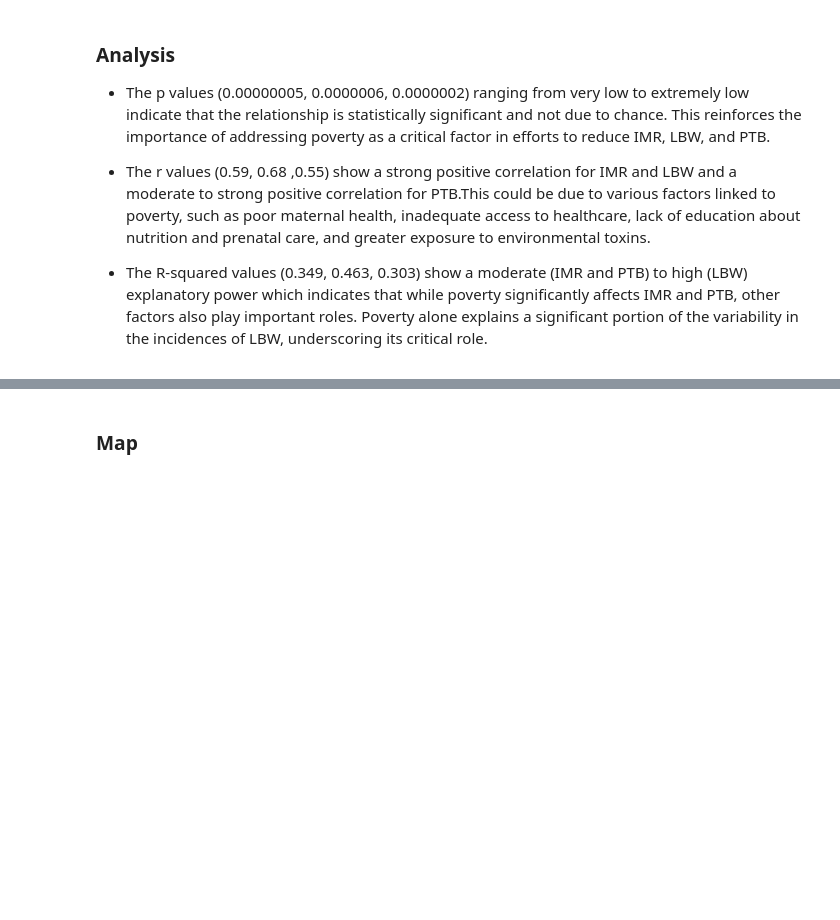
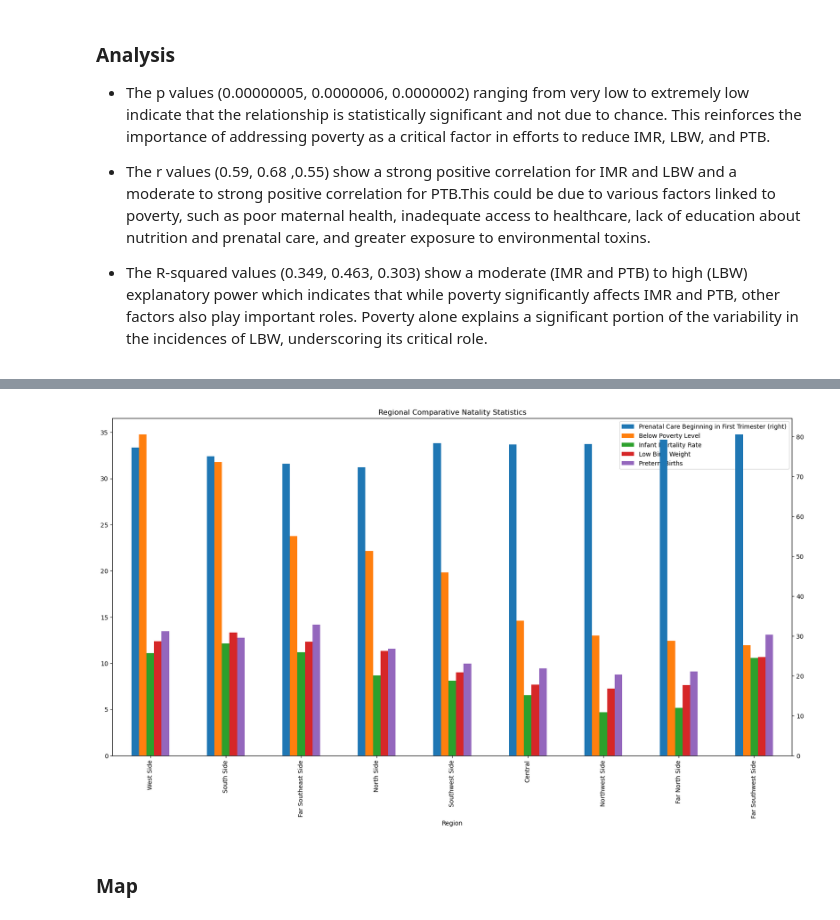
Before and after one commit to jroelofsz/Project1, a Jupyter notebook: main.ipynb, the cells around one changed output, grey strips where cells are left out. Cells and saved outputs as stored; diff of their text form; code cells hidden in the pictures; blank space fills up the shorter version.

```diff
--- a/main.ipynb
+++ b/main.ipynb
@@ -475,3 +487,10 @@ The pvalue  for Poverty Level Vs PTB is:0.00000020863033293229
 - The r values (0.59, 0.68 ,0.55) show a strong positive correlation for IMR and LBW and a moderate to strong positive correlation for PTB.This could be due to various factors linked to poverty, such as poor maternal health, inadequate access to healthcare, lack of education about nutrition and prenatal care, and greater exposure to environmental toxins.
 
 - The R-squared values (0.349, 0.463, 0.303) show a moderate (IMR and PTB) to high (LBW) explanatory power which  indicates that while poverty significantly affects IMR and PTB, other factors also play important roles. Poverty alone explains a significant portion of the variability in the incidences of LBW, underscoring its critical role.
+# %%
+#Grouping the Care related data by Region to focus on high-need regions
+
+Region_BPIWP= clean_df .groupby("Region")[["Below Poverty Level","Prenatal Care Beginning in First Trimester","Infant Mortality Rate","Low Birth Weight","Preterm Births"]].mean()
+Region_Care= Region_BPIWP.reset_index()
+Region_Care.sort_values(by="Below Poverty Level", inplace= True, ascending=False)
+Region_Care.reset_index().drop("index",axis=1)
@@ -478,3 +508,9 @@ The pvalue  for Poverty Level Vs PTB is:0.00000020863033293229
+# %%
+#Plotting the grouped data to find the high-need regions to focus for reducing Infant Mortality Rate, Low Birth Weight, Preterm Births
+Region_Care.sort_values(by="Below Poverty Level", ascending=False).plot(kind="bar",x="Region",y=["Prenatal Care Beginning in First Trimester","Below Poverty Level","Infant Mortality Rate","Low Birth Weight","Preterm Births"], secondary_y=("Prenatal Care Beginning in First Trimester"),figsize=(20,10),title='Regional Comparative Natality Statistics')
+plt.show()
+# %% [output]
+[figure, added]
 # %% [markdown]
 ### Map
 # %%
```
Also changed, not shown: parts of 6 cells of this notebook, 1 other file.
